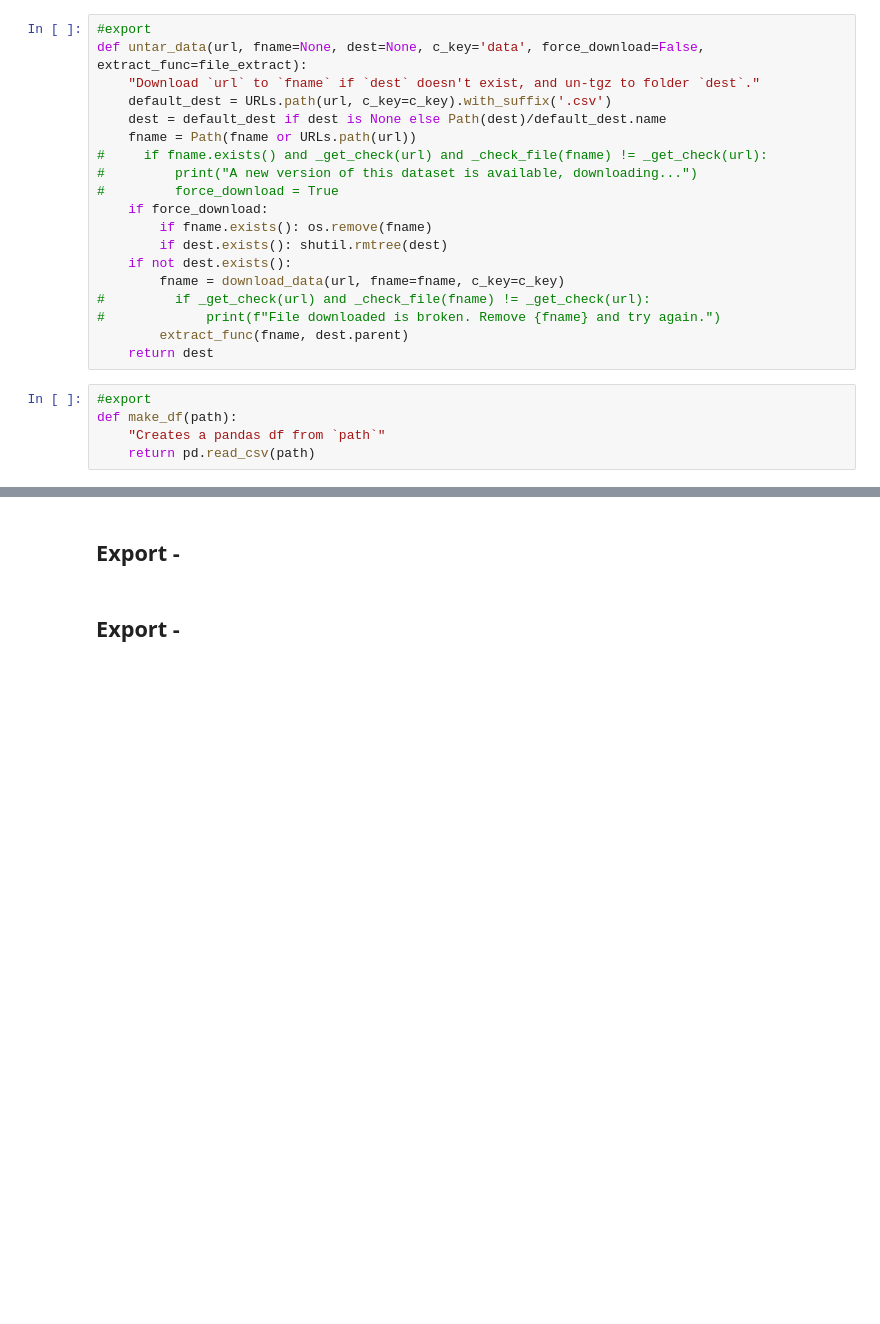
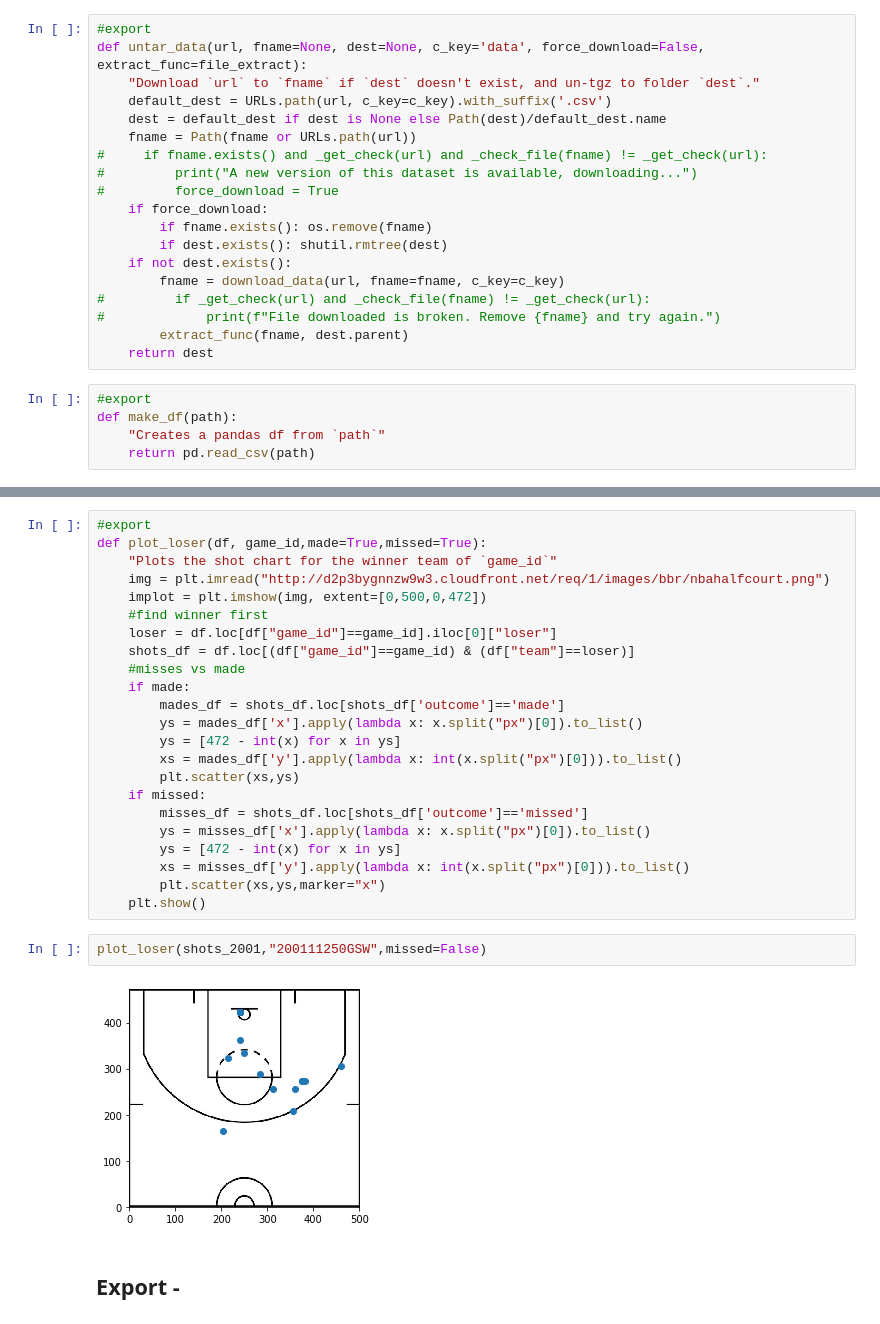
Before and after one commit to theccalderon/shot_chart, a Jupyter notebook: 00_core.ipynb, the cells around one changed output, grey strips where cells are left out. Drawn from its saved outputs; the diff is of its cells as text; blank space fills up the shorter version.

```diff
--- a/00_core.ipynb
+++ b/00_core.ipynb
@@ -186,4 +234,29 @@ shots_2000.head()
+# %%
+#export
+def plot_loser(df, game_id,made=True,missed=True):
+    "Plots the shot chart for the winner team of `game_id`"
+    img = plt.imread("http://d2p3bygnnzw9w3.cloudfront.net/req/1/images/bbr/nbahalfcourt.png")
+    implot = plt.imshow(img, extent=[0,500,0,472])
+    #find winner first
+    loser = df.loc[df["game_id"]==game_id].iloc[0]["loser"]
+    shots_df = df.loc[(df["game_id"]==game_id) & (df["team"]==loser)]
+    #misses vs made
+    if made:
+        mades_df = shots_df.loc[shots_df['outcome']=='made']
+        ys = mades_df['x'].apply(lambda x: x.split("px")[0]).to_list()
+        ys = [472 - int(x) for x in ys]
+        xs = mades_df['y'].apply(lambda x: int(x.split("px")[0])).to_list()
+        plt.scatter(xs,ys)
+    if missed:
+        misses_df = shots_df.loc[shots_df['outcome']=='missed']
+        ys = misses_df['x'].apply(lambda x: x.split("px")[0]).to_list()
+        ys = [472 - int(x) for x in ys]
+        xs = misses_df['y'].apply(lambda x: int(x.split("px")[0])).to_list()
+        plt.scatter(xs,ys,marker="x")
+    plt.show()
+# %%
+plot_loser(shots_2001,"200111250GSW",missed=False)
+# %% [output]
+[figure, added]
 # %% [markdown]
 ## Export -
-# %% [markdown]
-## Export -
```
Also changed, not shown: parts of 10 cells of this notebook.
